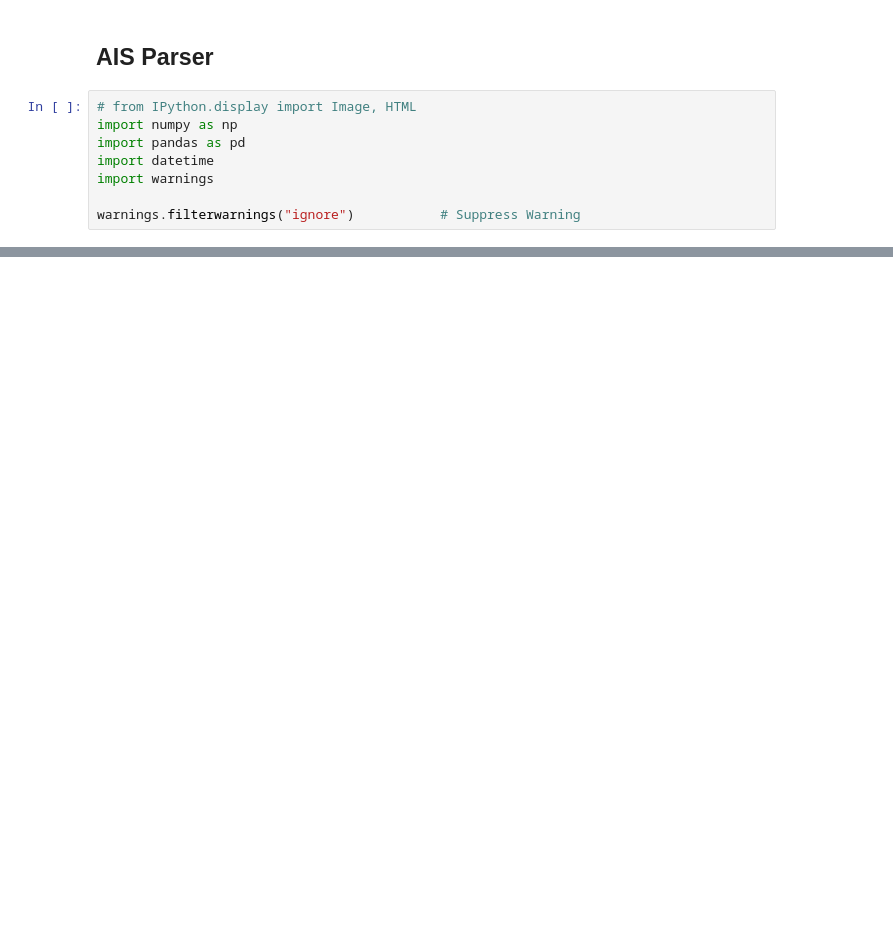
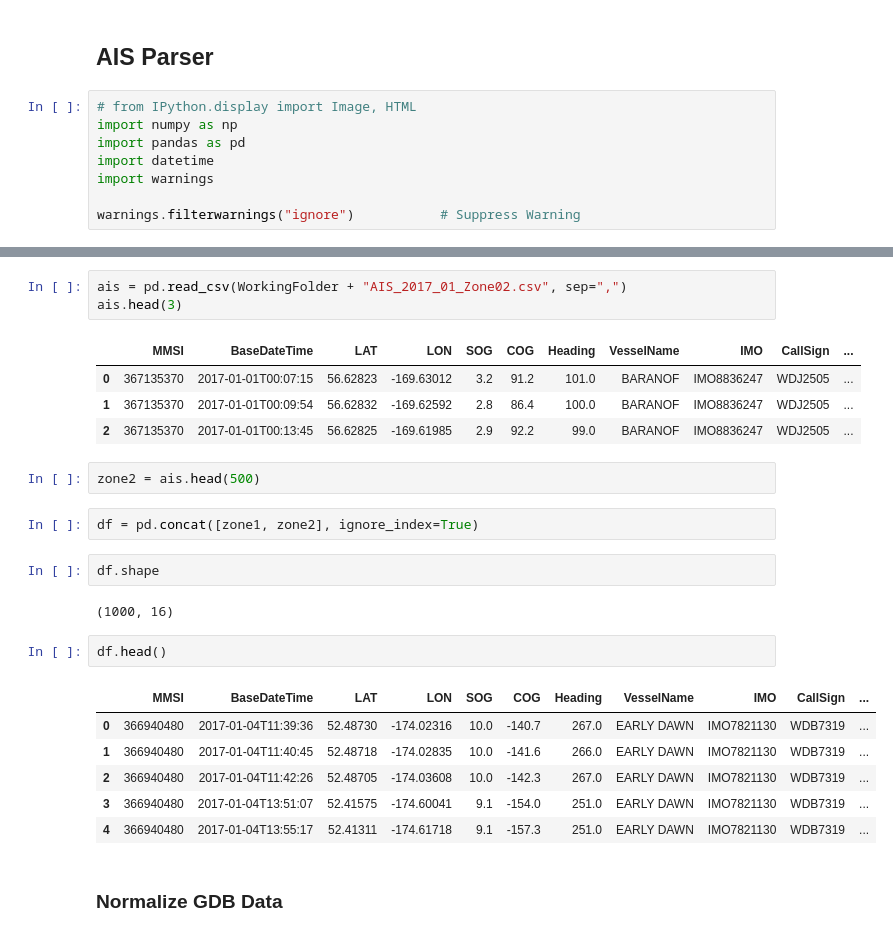
Before and after one commit to att-vault/vault, a Jupyter notebook: Notebook/AIS_Parser.ipynb, the cells around one changed output, grey strips where cells are left out. Drawn from its saved outputs; the diff is of its cells as text; blank space fills up the shorter version.

```diff
--- a/Notebook/AIS_Parser.ipynb
+++ b/Notebook/AIS_Parser.ipynb
@@ -62,0 +60,27 @@ ais.drop_duplicates('CallSign').head()
+# %%
+ais = pd.read_csv(WorkingFolder + "AIS_2017_01_Zone02.csv", sep=",")
+ais.head(3)
+# %% [output]
+|  | MMSI | BaseDateTime | LAT | LON | SOG | COG | Heading | VesselName | IMO | CallSign | ... |
+| 0 | 367135370 | 2017-01-01T00:07:15 | 56.62823 | -169.63012 | 3.2 | 91.2 | 101.0 | BARANOF | IMO8836247 | WDJ2505 | ... |
+| 1 | 367135370 | 2017-01-01T00:09:54 | 56.62832 | -169.62592 | 2.8 | 86.4 | 100.0 | BARANOF | IMO8836247 | WDJ2505 | ... |
+| 2 | 367135370 | 2017-01-01T00:13:45 | 56.62825 | -169.61985 | 2.9 | 92.2 | 99.0 | BARANOF | IMO8836247 | WDJ2505 | ... |
+# %%
+zone2 = ais.head(500)
+# %%
+df = pd.concat([zone1, zone2], ignore_index=True)
+# %%
+df.shape
+# %% [output]
+(1000, 16)
+# %%
+df.head()
+# %% [output]
+|  | MMSI | BaseDateTime | LAT | LON | SOG | COG | Heading | VesselName | IMO | CallSign | ... |
+| 0 | 366940480 | 2017-01-04T11:39:36 | 52.48730 | -174.02316 | 10.0 | -140.7 | 267.0 | EARLY DAWN | IMO7821130 | WDB7319 | ... |
+| 1 | 366940480 | 2017-01-04T11:40:45 | 52.48718 | -174.02835 | 10.0 | -141.6 | 266.0 | EARLY DAWN | IMO7821130 | WDB7319 | ... |
+| 2 | 366940480 | 2017-01-04T11:42:26 | 52.48705 | -174.03608 | 10.0 | -142.3 | 267.0 | EARLY DAWN | IMO7821130 | WDB7319 | ... |
+| 3 | 366940480 | 2017-01-04T13:51:07 | 52.41575 | -174.60041 | 9.1 | -154.0 | 251.0 | EARLY DAWN | IMO7821130 | WDB7319 | ... |
+| 4 | 366940480 | 2017-01-04T13:55:17 | 52.41311 | -174.61718 | 9.1 | -157.3 | 251.0 | EARLY DAWN | IMO7821130 | WDB7319 | ... |
+# %% [markdown]
+### Normalize GDB Data
```
Also changed, not shown: parts of 19 cells of this notebook, 1 other file.
